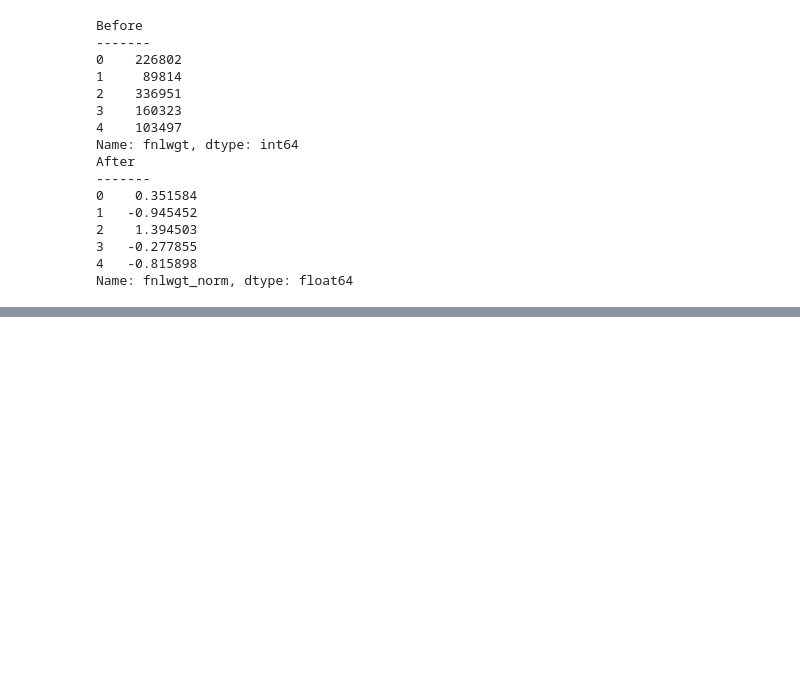
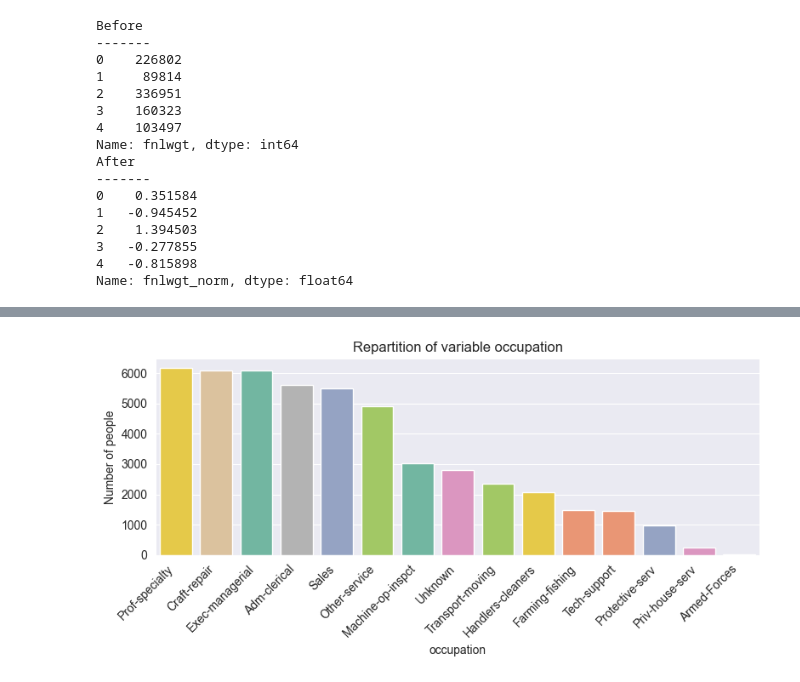
Before and after one commit to eglantinc/income-prediction, a Jupyter notebook: notebook.ipynb, the cells around one changed output, grey strips where cells are left out. Cells and saved outputs as stored; diff of their text form; code cells hidden in the pictures; blank space fills up the shorter version.

```diff
--- a/notebook.ipynb
+++ b/notebook.ipynb
@@ -678,0 +754,19 @@ Name: fnlwgt_norm, dtype: float64
+# %%
+order = income_df['occupation'].value_counts().index
+
+plt.figure(figsize=(8, 4))
+sns.countplot(
+    data=income_df,
+    x='occupation',
+    hue='occupation',
+    order=order,
+    palette="Set2",
+    legend=False
+)
+plt.title(f"Repartition of variable occupation")
+plt.xticks(rotation=45, ha='right')
+plt.ylabel('Number of people')
+plt.tight_layout()
+plt.show()
+# %% [output]
+[figure, added]
```
Also changed, not shown: parts of 35 cells of this notebook.
